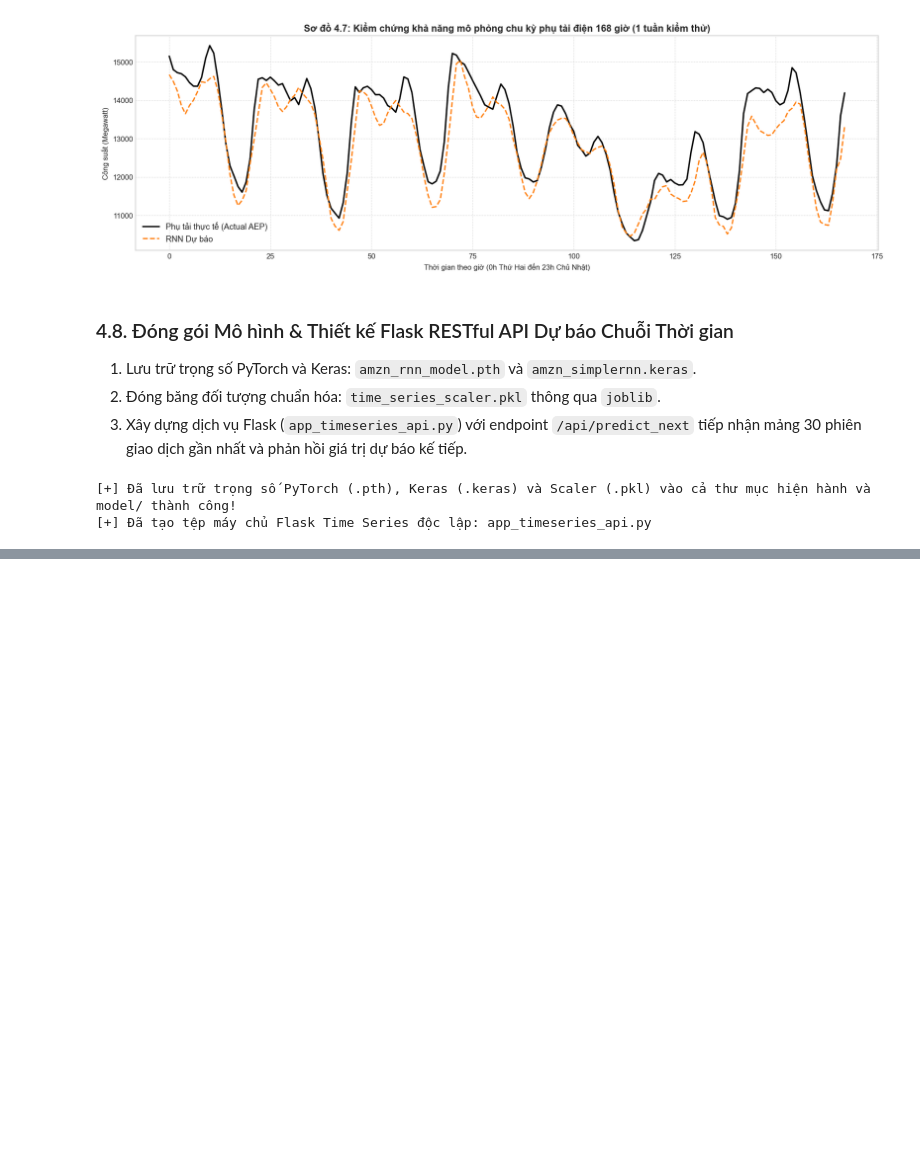
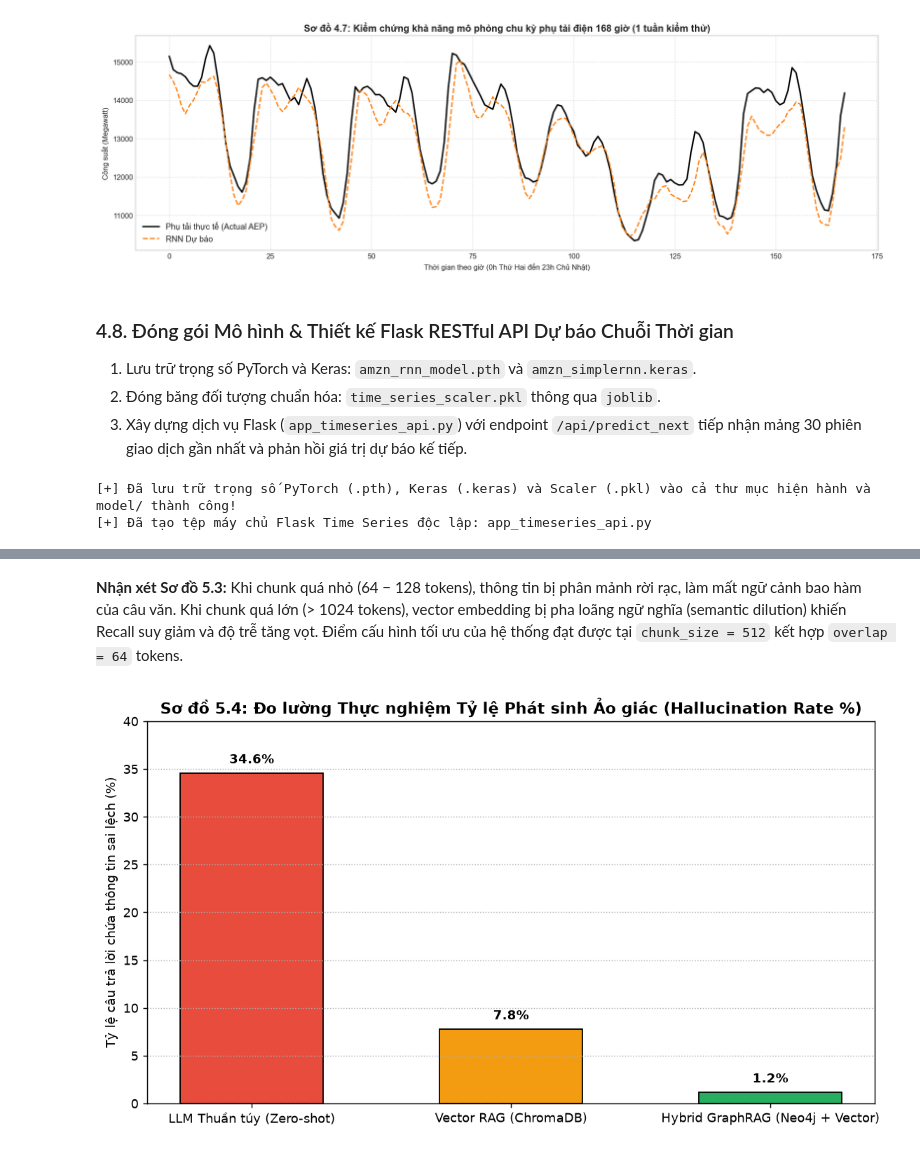
Before and after one commit to vass05/TieuLuanPTHTTM, a Jupyter notebook: TieuLuan_HeThongThongMinh.ipynb, the cells around one changed output, grey strips where cells are left out. Drawn from its saved outputs; the diff is of its cells as text; code cells hidden in the pictures; blank space fills up the shorter version.

```diff
--- a/TieuLuan_HeThongThongMinh.ipynb
+++ b/TieuLuan_HeThongThongMinh.ipynb
@@ -1886,0 +2268,25 @@ Bài tiểu luận môn học **Phát triển các Hệ thống Thông minh** đ
+# %% [markdown]
+**Nhận xét Sơ đồ 5.3:** Khi chunk quá nhỏ (64 − 128 tokens), thông tin bị phân mảnh rời rạc, làm mất ngữ cảnh bao hàm của câu văn. Khi chunk quá lớn (> 1024 tokens), vector embedding bị pha loãng ngữ nghĩa (semantic dilution) khiến Recall suy giảm và độ trễ tăng vọt. Điểm cấu hình tối ưu của hệ thống đạt được tại `chunk_size = 512` kết hợp `overlap = 64` tokens.
+# %%
+# =====================================================================
+# SƠ ĐỒ 5.4: ĐO LƯỜNG THỰC NGHIỆM TỶ LỆ PHÁT SINH ẢO GIÁC (HALLUCINATION RATE %)
+# =====================================================================
+import matplotlib.pyplot as plt
+
+architectures = ["LLM Thuần túy (Zero-shot)", "Vector RAG (ChromaDB)", "Hybrid GraphRAG (Neo4j + Vector)"]
+hallucination_rates = [34.6, 7.8, 1.2]
+colors = ["#e74c3c", "#f39c12", "#27ae60"]
+
+plt.figure(figsize=(9, 5))
+bars = plt.bar(architectures, hallucination_rates, color=colors, edgecolor="black", width=0.55)
+plt.title("Sơ đồ 5.4: Đo lường Thực nghiệm Tỷ lệ Phát sinh Ảo giác (Hallucination Rate %)", fontsize=12, fontweight="bold")
+plt.ylabel("Tỷ lệ câu trả lời chứa thông tin sai lệch (%)")
+plt.ylim(0, 40)
+for bar in bars:
+    yval = bar.get_height()
+    plt.text(bar.get_x() + bar.get_width()/2, yval + 1.0, f"{yval:.1f}%", ha='center', fontweight='bold')
+plt.grid(axis='y', linestyle=":")
+plt.tight_layout()
+plt.show()
+# %% [output]
+[figure, added]
```
Also changed, not shown: parts of 26 cells of this notebook, 11 other files.
